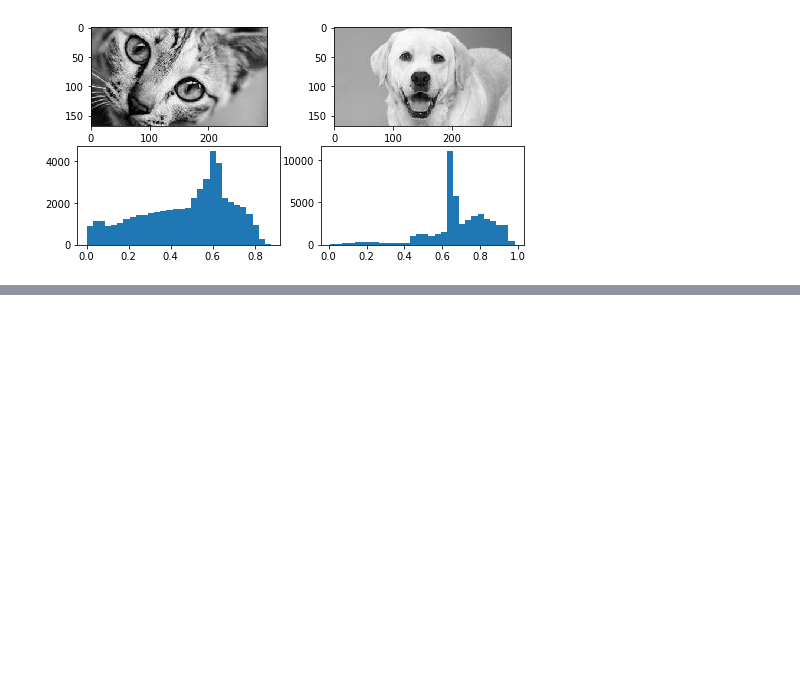
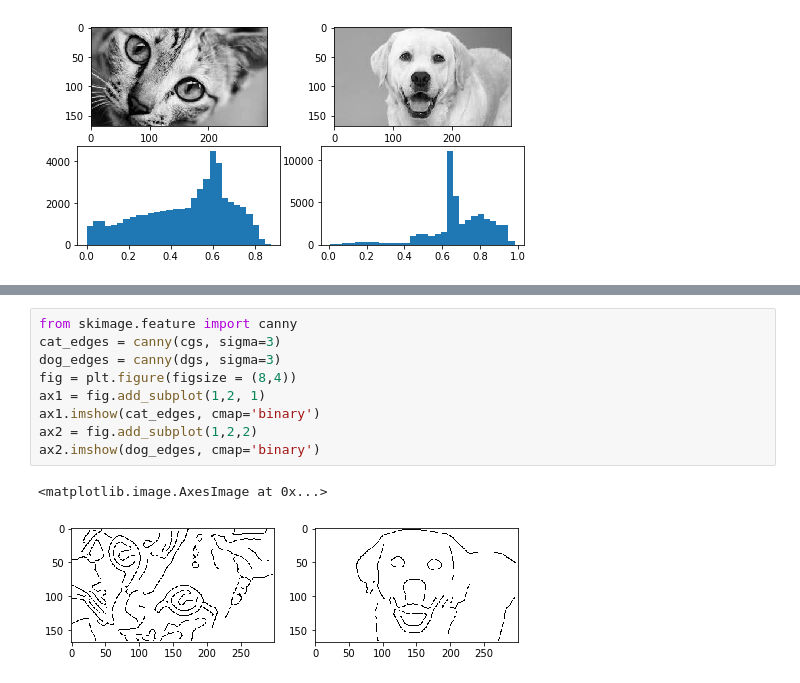
Before and after one commit to Chiva-Zhao/pproject, a Jupyter notebook: 20190917/Feature_Engineering_Imag.ipynb, the cells around one changed output, grey strips where cells are left out. Drawn from its saved outputs; the diff is of its cells as text; blank space fills up the shorter version.

Commit message:
feature_engineering_image data

```diff
--- a/20190917/Feature_Engineering_Imag.ipynb
+++ b/20190917/Feature_Engineering_Imag.ipynb
@@ -116,0 +165,12 @@ d_freq, d_bins, d_patches = ax4.hist(dgs.flatten(), bins=30)
+# %%
+from skimage.feature import canny
+cat_edges = canny(cgs, sigma=3)
+dog_edges = canny(dgs, sigma=3)
+fig = plt.figure(figsize = (8,4))
+ax1 = fig.add_subplot(1,2, 1)
+ax1.imshow(cat_edges, cmap='binary')
+ax2 = fig.add_subplot(1,2,2)
+ax2.imshow(dog_edges, cmap='binary')
+# %% [output]
+<matplotlib.image.AxesImage at 0x...>
+[figure, added]
```
Also changed, not shown: parts of 7 cells of this notebook.
